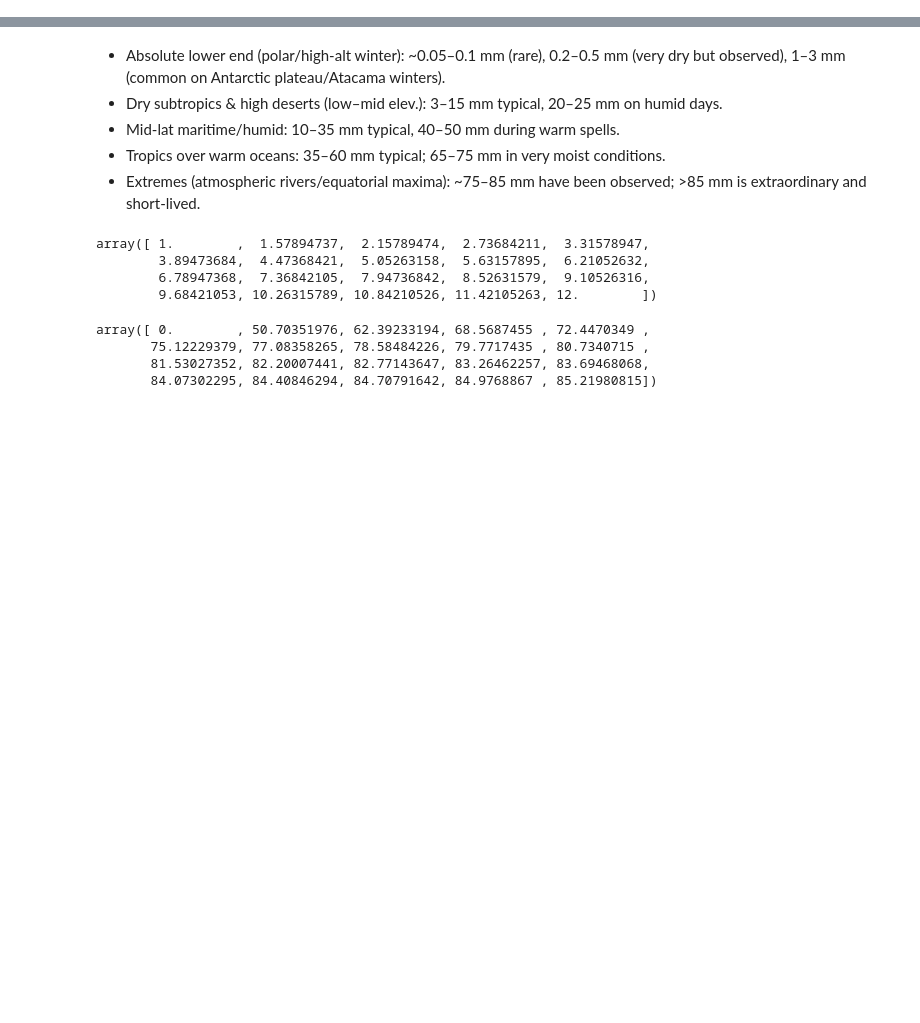
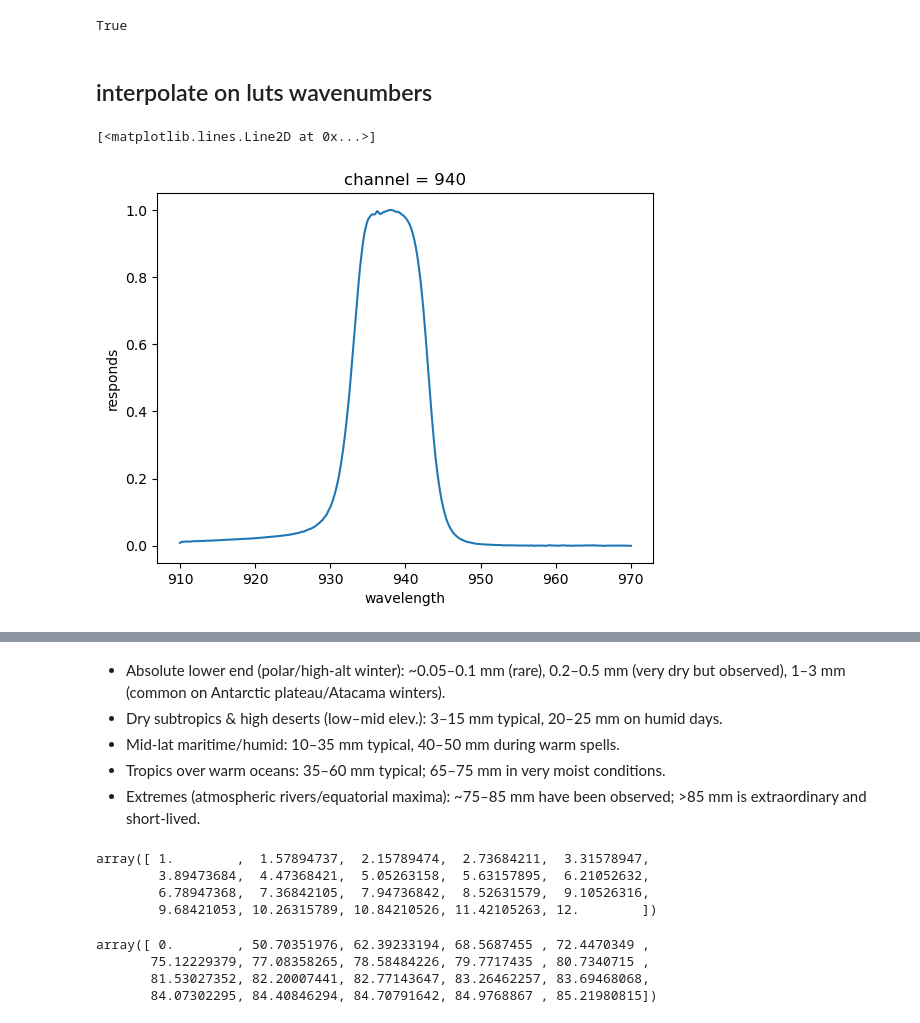
Before and after one commit to HagenTelg/mfrsr2pwv, a Jupyter notebook: generate_LUT.ipynb, the cells around one changed output, grey strips where cells are left out. Drawn from its saved outputs; the diff is of its cells as text; code cells hidden in the pictures; blank space fills up the shorter version.

```diff
--- a/generate_LUT.ipynb
+++ b/generate_LUT.ipynb
@@ -2,0 +16,7 @@ import
+# %%
+serialno = 648
+p2cal = pl.Path(f'/nfs/grad/Inst/MFR/Campaign/frc/2025/mfrsr/cals/V0{serialno}_28523D.SPR')
+# %%
+p2cal.exists()
+# %% [output]
+True
@@ -2,0 +25,11 @@ import
+# %%
+ds = atmcf.read_mfrsr_cal(p2cal)
+# %% [markdown]
+## interpolate on luts wavenumbers
+# %%
+respondsfct = ds.responds.sel(channel = 940)
+# %%
+respondsfct.plot()
+# %% [output]
+[<matplotlib.lines.Line2D at 0x...>]
+[figure, added]
```
Also changed, not shown: parts of 89 cells of this notebook.
